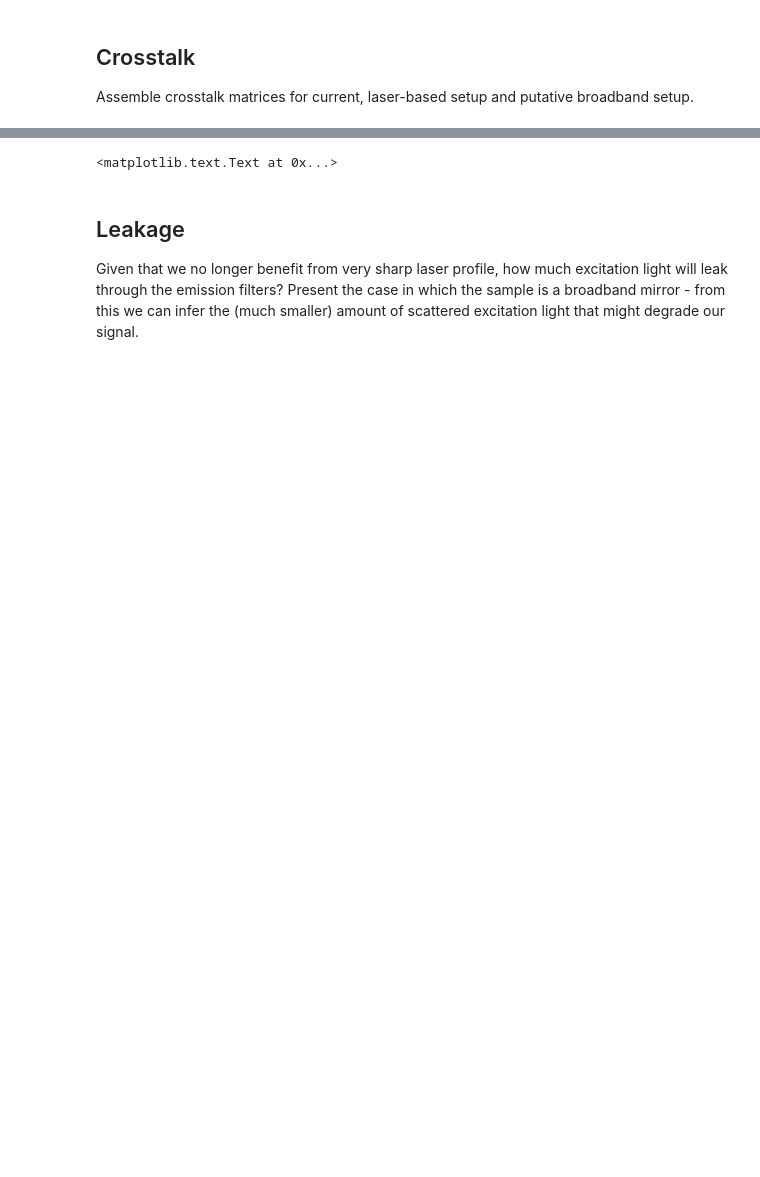
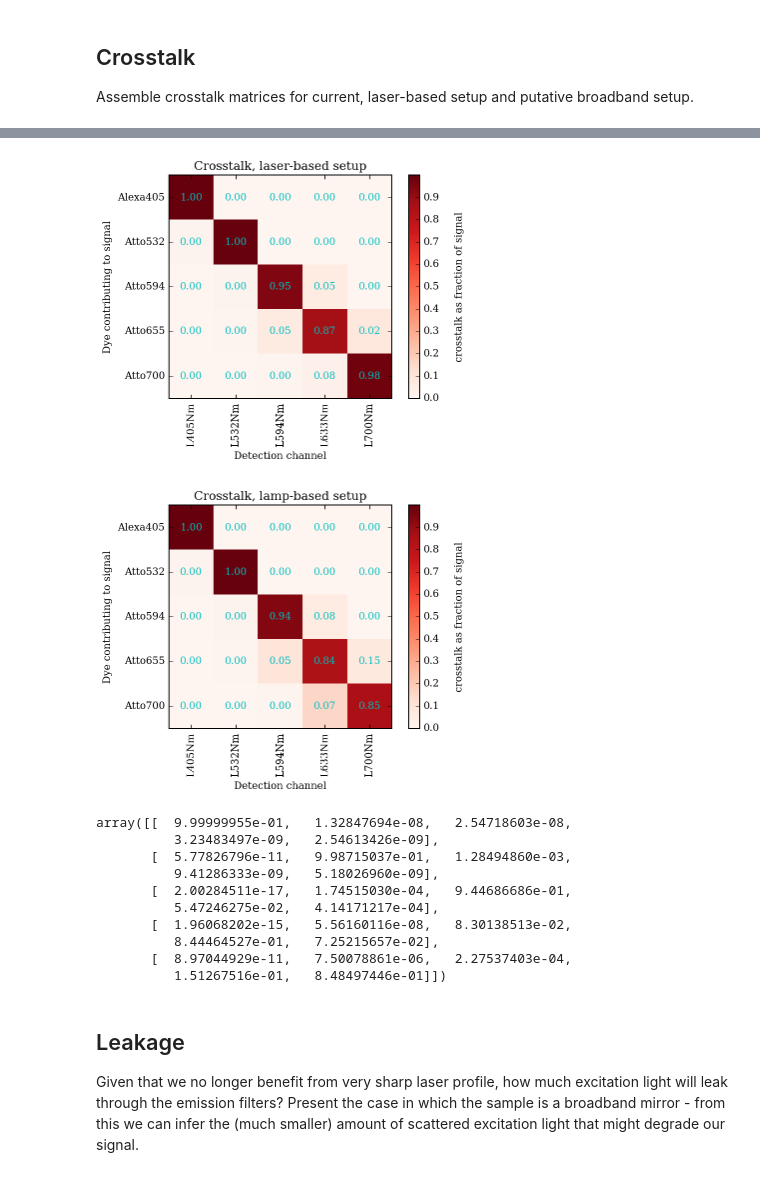
Before and after one commit to dougkelly88/DyeAndFilterCharacterisation, a Jupyter notebook: Broadband source analysis.ipynb, the cells around one changed output, grey strips where cells are left out. Saved outputs shown, nothing was run; the diff lists cells and outputs as text; code cells hidden in the pictures; blank space fills up the shorter version.

Commit message:
Latest filtersets, added title inputs to allow for good plots when inline rather than notebook-style rendering used

```diff
--- a/Broadband source analysis.ipynb
+++ b/Broadband source analysis.ipynb
@@ -188,11 +187,11 @@ Assemble crosstalk matrices for current, laser-based setup and putative broadban
 displayCrosstalkPlot(laser_list,
                      fc_list,
                      dye_list,
-                     objective, camera)
-plt.title('Crosstalk, laser-based setup')
+                     objective, camera, log_colour=False, title='Crosstalk, laser-based setup')
+#plt.title('Crosstalk, laser-based setup')
 displayCrosstalkPlot(source_list,
                      fc_list,
                      dye_list,
-                     objective, camera)
-plt.title('Crosstalk, lamp-based setup')
+                     objective, camera, log_colour=False, title='Crosstalk, lamp-based setup')
+#plt.title('Crosstalk, lamp-based setup')
 # %% [output]
@@ -203,4 +198,15 @@ plt.title('Crosstalk, lamp-based setup')
+[figure, added]
+[figure, added]
-<matplotlib.text.Text at 0x...>
+array([[  9.99999955e-01,   1.32847694e-08,   2.54718603e-08,
+          3.23483497e-09,   2.54613426e-09],
+       [  5.77826796e-11,   9.98715037e-01,   1.28494860e-03,
+          9.41286333e-09,   5.18026960e-09],
+       [  2.00284511e-17,   1.74515030e-04,   9.44686686e-01,
+          5.47246275e-02,   4.14171217e-04],
+       [  1.96068202e-15,   5.56160116e-08,   8.30138513e-02,
+          8.44464527e-01,   7.25215657e-02],
+       [  8.97044929e-11,   7.50078861e-06,   2.27537403e-04,
+          1.51267516e-01,   8.48497446e-01]])
 # %% [markdown]
 ## Leakage
 
```
Also changed, not shown: parts of 6 cells of this notebook, 1 other file.
